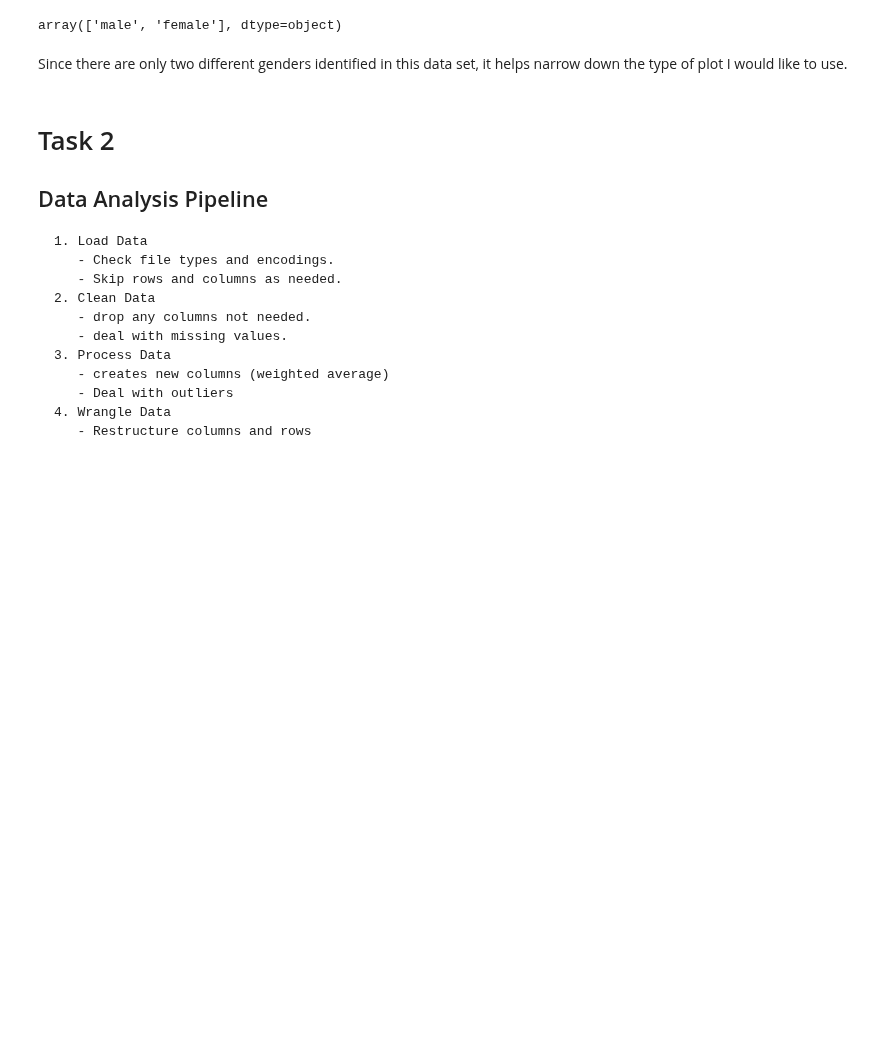
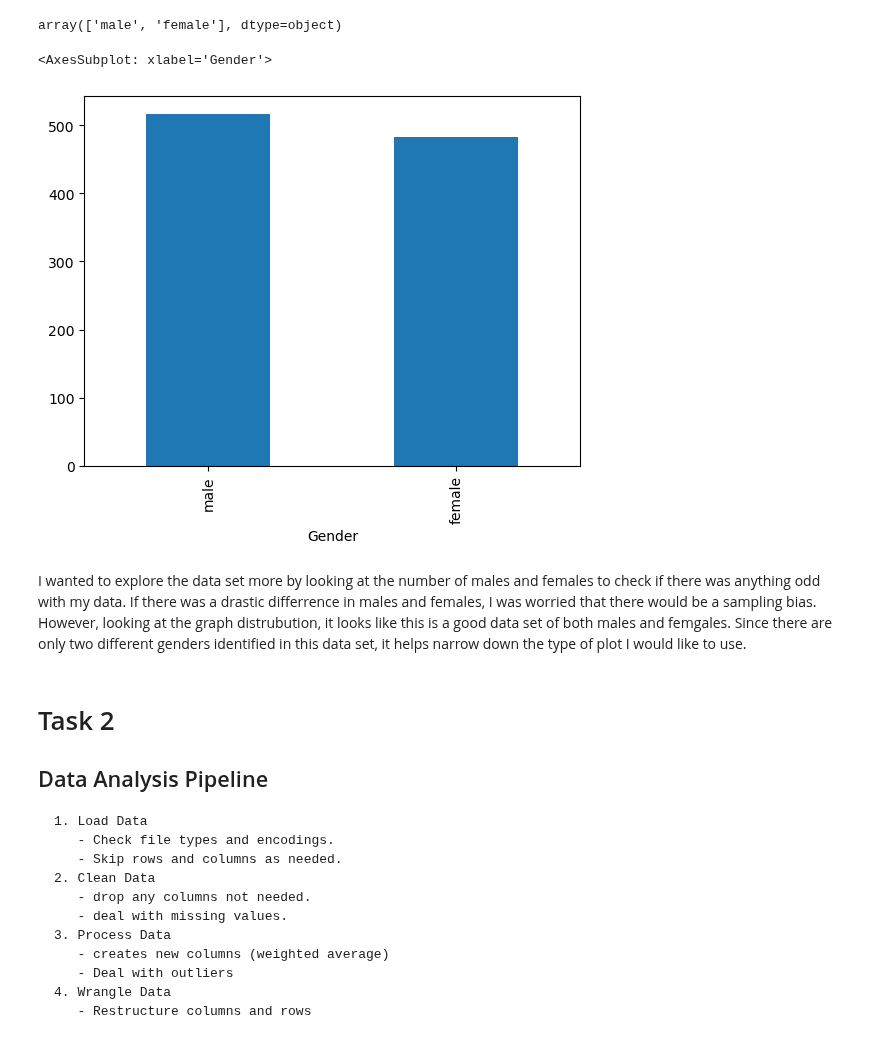
Before and after one commit to ubco-W2022T1-cosc301/project-group01, a Jupyter notebook: notebooks/analysis2.ipynb, the cells around one changed output. Drawn from its saved outputs; the diff is of its cells as text; code cells hidden in the pictures; blank space fills up the shorter version.

```diff
--- a/notebooks/analysis2.ipynb
+++ b/notebooks/analysis2.ipynb
@@ -64,7 +62,12 @@ After looking at all the columns individually, columns 1,6,7,and 8 pertain to my
 # %% [output]
 array(['male', 'female'], dtype=object)
-# %% [markdown]
-Since there are only two different genders identified in this data set, it helps narrow down the type of plot I would like to use.
+# %%
+d.gender.value_counts().plot.bar(xlabel="Gender")
+# %% [output]
+<AxesSubplot: xlabel='Gender'>
+[figure, added]
+# %% [markdown]
+I wanted to explore the data set more by looking at the number of males and females to check if there was anything odd with my data. If there was a drastic differrence in males and females, I was worried that there would be a sampling bias. However, looking at the graph distrubution, it looks like this is a good data set of both males and femgales. Since there are only two different genders identified in this data set, it helps narrow down the type of plot I would like to use.
 # %% [markdown]
 # Task 2
 ## Data Analysis Pipeline
```
Also changed, not shown: parts of 10 cells of this notebook, 1 other file.
